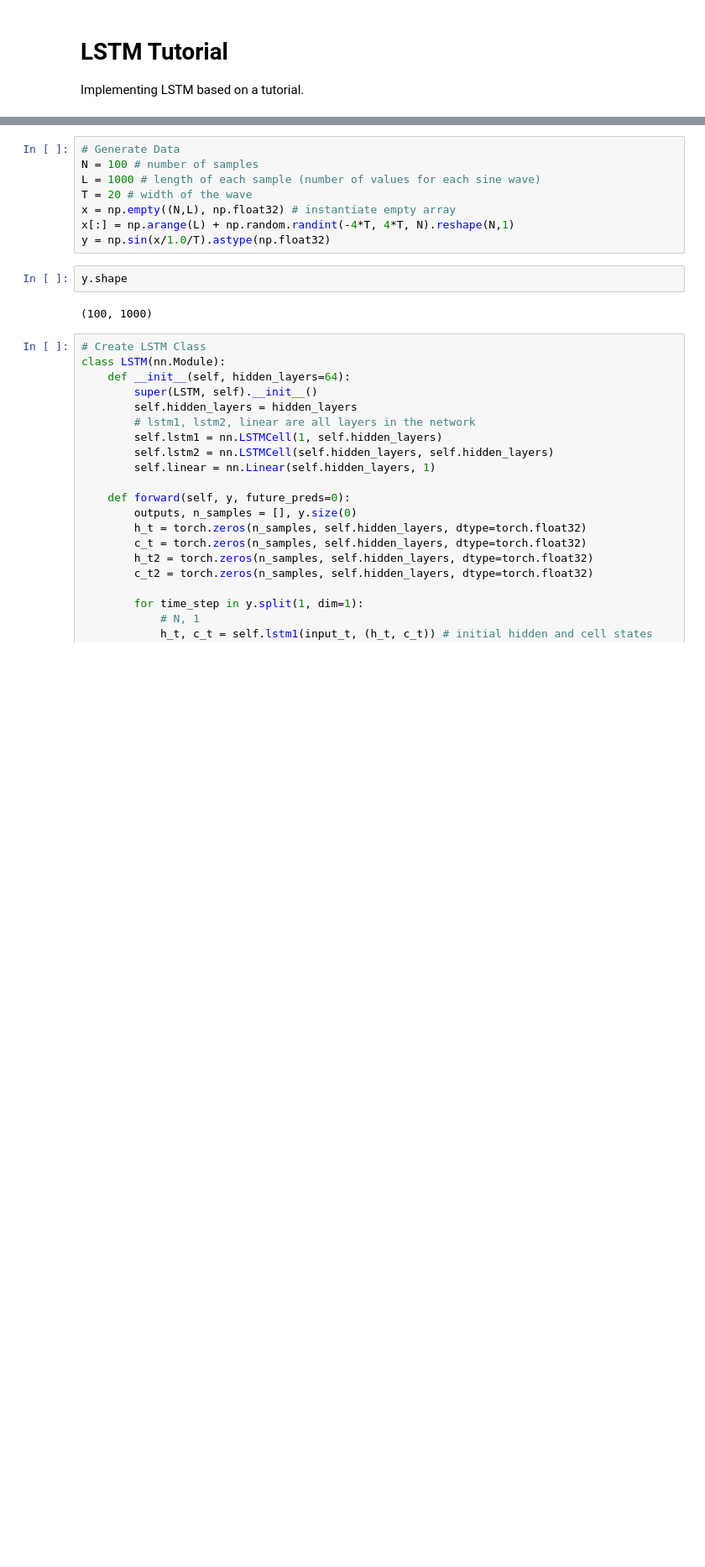
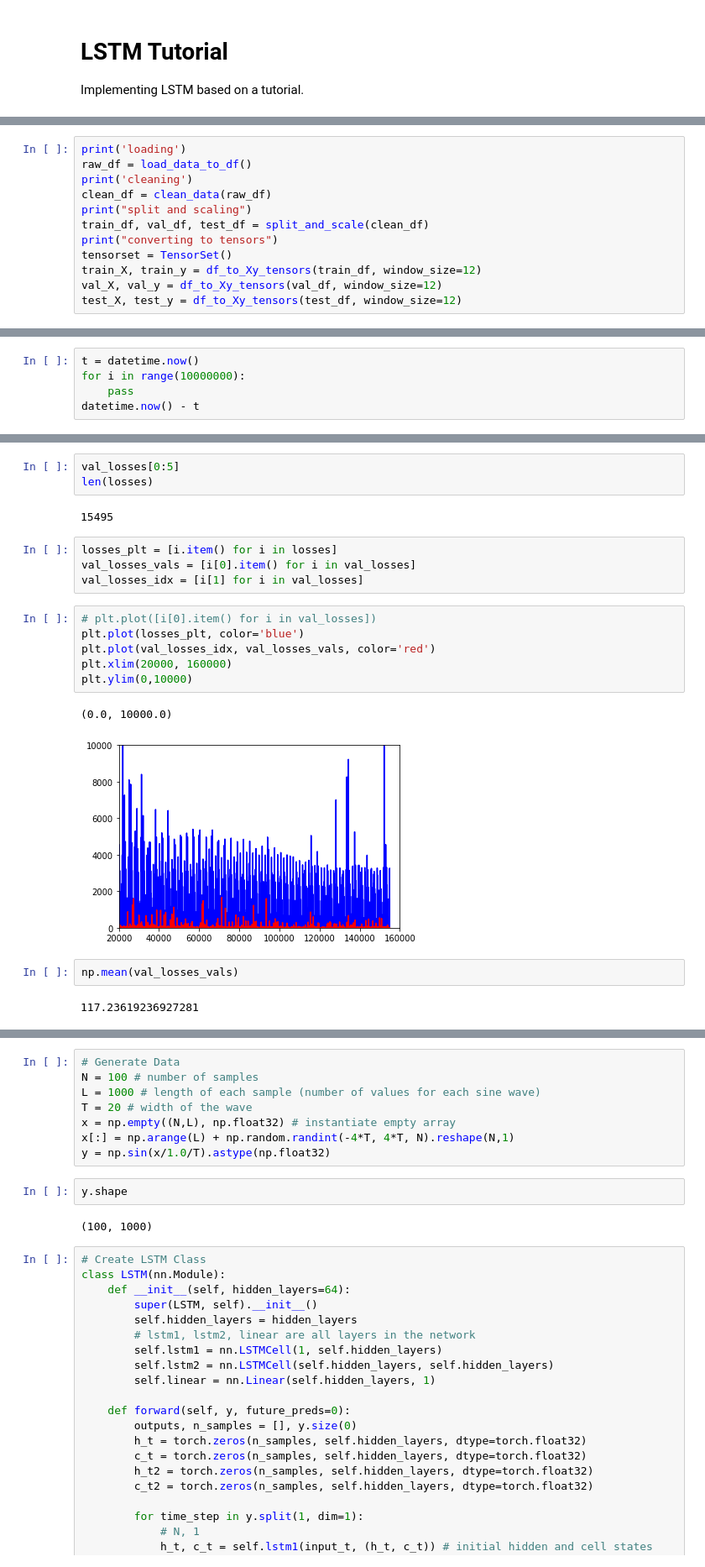
Before and after one commit to Spencer-Weston/BGPredict, a Jupyter notebook: bgpredict/LSTM/LSTM_Tutorial.ipynb, the cells around one changed output, grey strips where cells are left out. Shown at 84% size. Cells and saved outputs as stored; diff of their text form; blank space fills up the shorter version.

Commit message:
Add LSTM_prod which is ready for training + other learning/tutorial notebooks

```diff
--- a/bgpredict/LSTM/LSTM_Tutorial.ipynb
+++ b/bgpredict/LSTM/LSTM_Tutorial.ipynb
@@ -3,0 +145,12 @@ Implementing LSTM based on a tutorial.
+# %%
+print('loading')
+raw_df = load_data_to_df()
+print('cleaning')
+clean_df = clean_data(raw_df)
+print("split and scaling")
+train_df, val_df, test_df = split_and_scale(clean_df)
+print("converting to tensors")
+tensorset = TensorSet()
+train_X, train_y = df_to_Xy_tensors(train_df, window_size=12)
+val_X, val_y = df_to_Xy_tensors(val_df, window_size=12)
+test_X, test_y = df_to_Xy_tensors(test_df, window_size=12)
@@ -3,0 +398,5 @@ Implementing LSTM based on a tutorial.
+# %%
+t = datetime.now()
+for i in range(10000000):
+    pass
+datetime.now() - t
@@ -3,0 +670,22 @@ Implementing LSTM based on a tutorial.
+# %%
+val_losses[0:5]
+len(losses)
+# %% [output]
+15495
+# %%
+losses_plt = [i.item() for i in losses]
+val_losses_vals = [i[0].item() for i in val_losses]
+val_losses_idx = [i[1] for i in val_losses]
+# %%
+# plt.plot([i[0].item() for i in val_losses])
+plt.plot(losses_plt, color='blue')
+plt.plot(val_losses_idx, val_losses_vals, color='red')
+plt.xlim(20000, 160000)
+plt.ylim(0,10000)
+# %% [output]
+(0.0, 10000.0)
+[figure, added]
+# %%
+np.mean(val_losses_vals)
+# %% [output]
+117.23619236927281
```
Also changed, not shown: parts of 35 cells of this notebook, 3 other files.
